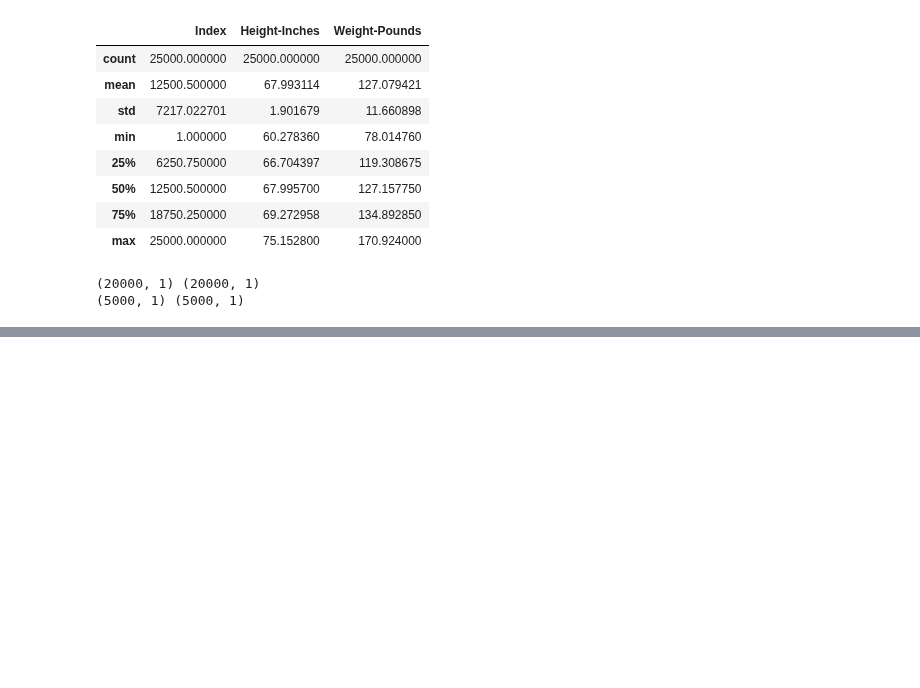
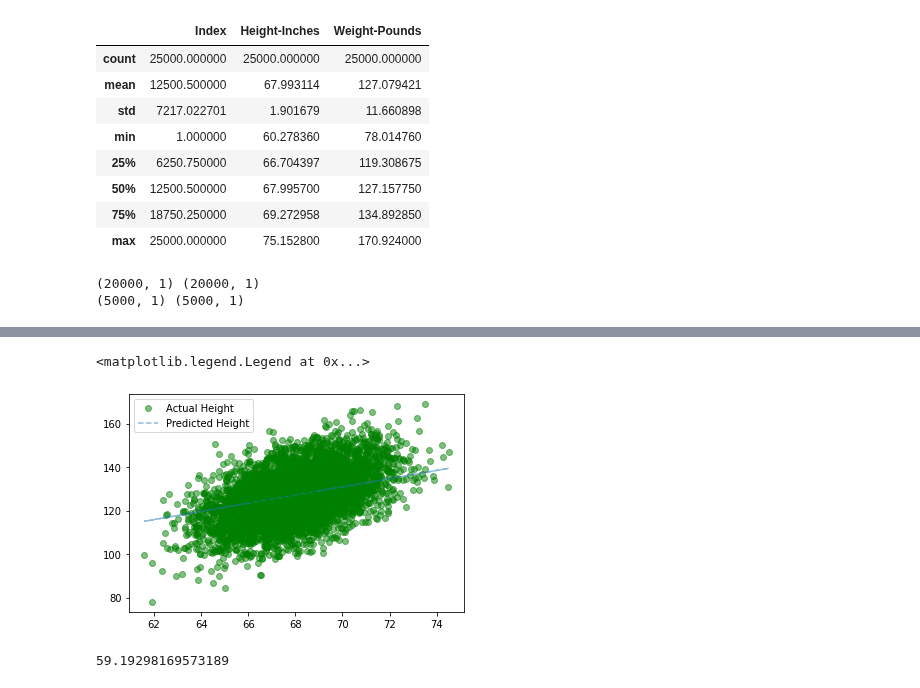
Before and after one commit to paulsok/ML, a Jupyter notebook: pytorch_cuda.ipynb, the cells around one changed output, grey strips where cells are left out. Drawn from its saved outputs; the diff is of its cells as text; code cells hidden in the pictures; blank space fills up the shorter version.

Commit message:
pytorch cuda model

```diff
--- a/pytorch_cuda.ipynb
+++ b/pytorch_cuda.ipynb
@@ -37,0 +51,29 @@ print(X_test.shape, y_test.shape)
+# %%
+# train data
+x_train = np.array(X_train, dtype=np.float32)
+x_train = x_train.reshape(-1, 1)
+y_train = np.array(y_train, dtype=np.float32)
+y_train = y_train.reshape(-1, 1)
+# test data
+x_test = np.array(X_test, dtype=np.float32)
+x_test = x_test.reshape(-1, 1)
+y_test = np.array(y_test, dtype=np.float32)
+y_test = y_test.reshape(-1, 1)
+# %%
+# model
+class linearRegression(torch.nn.Module):
+    def __init__(self, inputSize, outputSize):
+        super(linearRegression, self).__init__()
+        self.linear = torch.nn.Linear(inputSize, outputSize)
+
+    def forward(self, x):
+        out = self.linear(x)
+        return out
+# %%
+# model with CUDA
+inputDim = 1 # x
+outputDim = 1 # y
+learningRate = 0.0001
+epochs = 1000
+model = linearRegression(inputDim, outputDim)
+model.cuda()
@@ -37,0 +120,18 @@ print(X_test.shape, y_test.shape)
+# %%
+# plot predicted versus actual
+with torch.no_grad():
+  predicted = model(Variable(torch.from_numpy(x_test).cuda())).cpu().data.numpy()
+
+plt.clf()
+plt.plot(x_test, y_test, 'go', label='Actual Height', alpha=0.5)
+plt.plot(x_test, predicted, '--', label='Predicted Height', alpha=0.5)
+plt.legend(loc='best')
+# %% [output]
+<matplotlib.legend.Legend at 0x...>
+[figure, added]
+# %%
+#RMSE Root Mean Squared Error
+rms = math.sqrt(mean_squared_error(x_test, predicted))
+rms
+# %% [output]
+59.19298169573189
```
Also changed, not shown: parts of 8 cells of this notebook.
